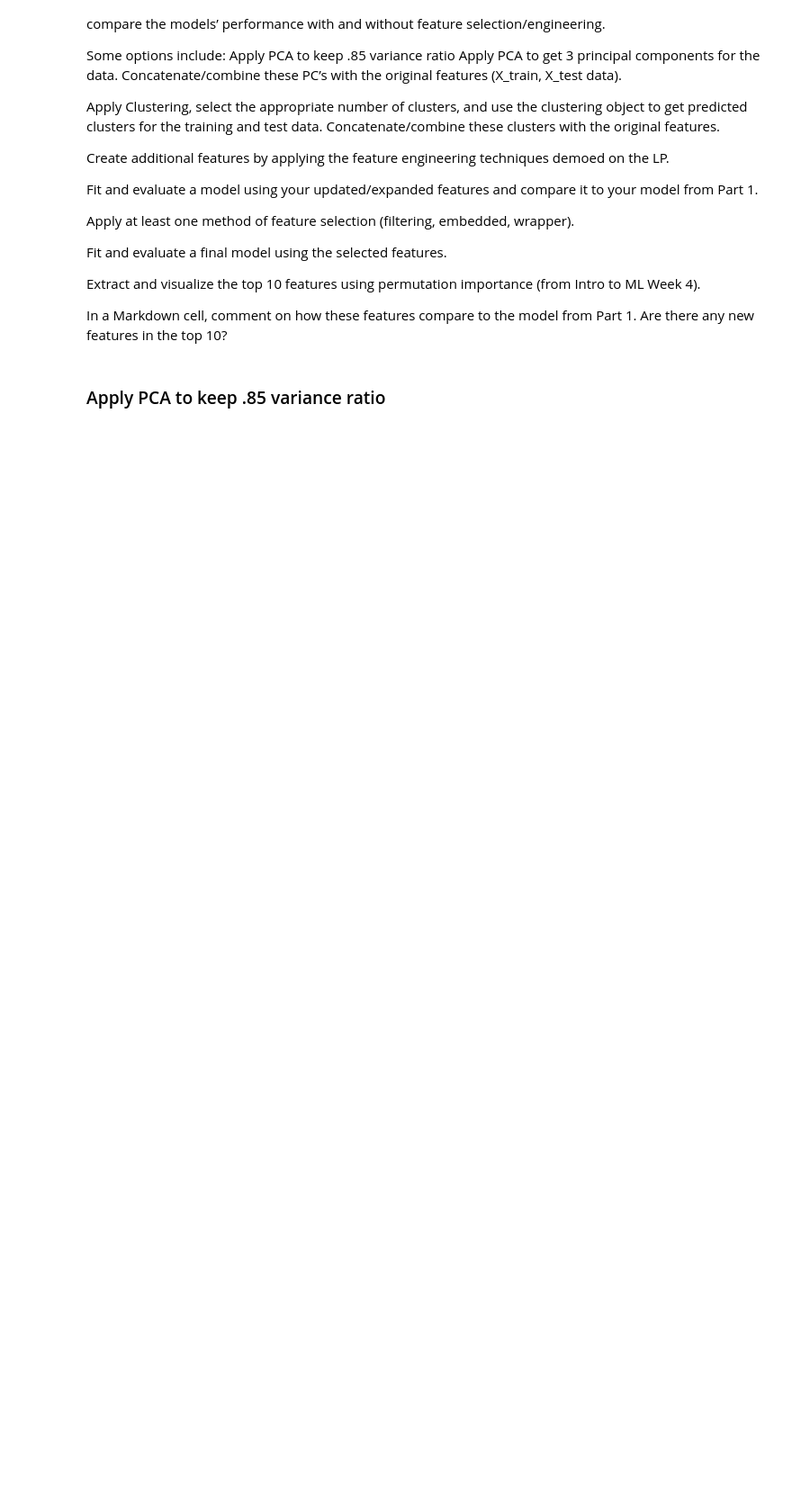
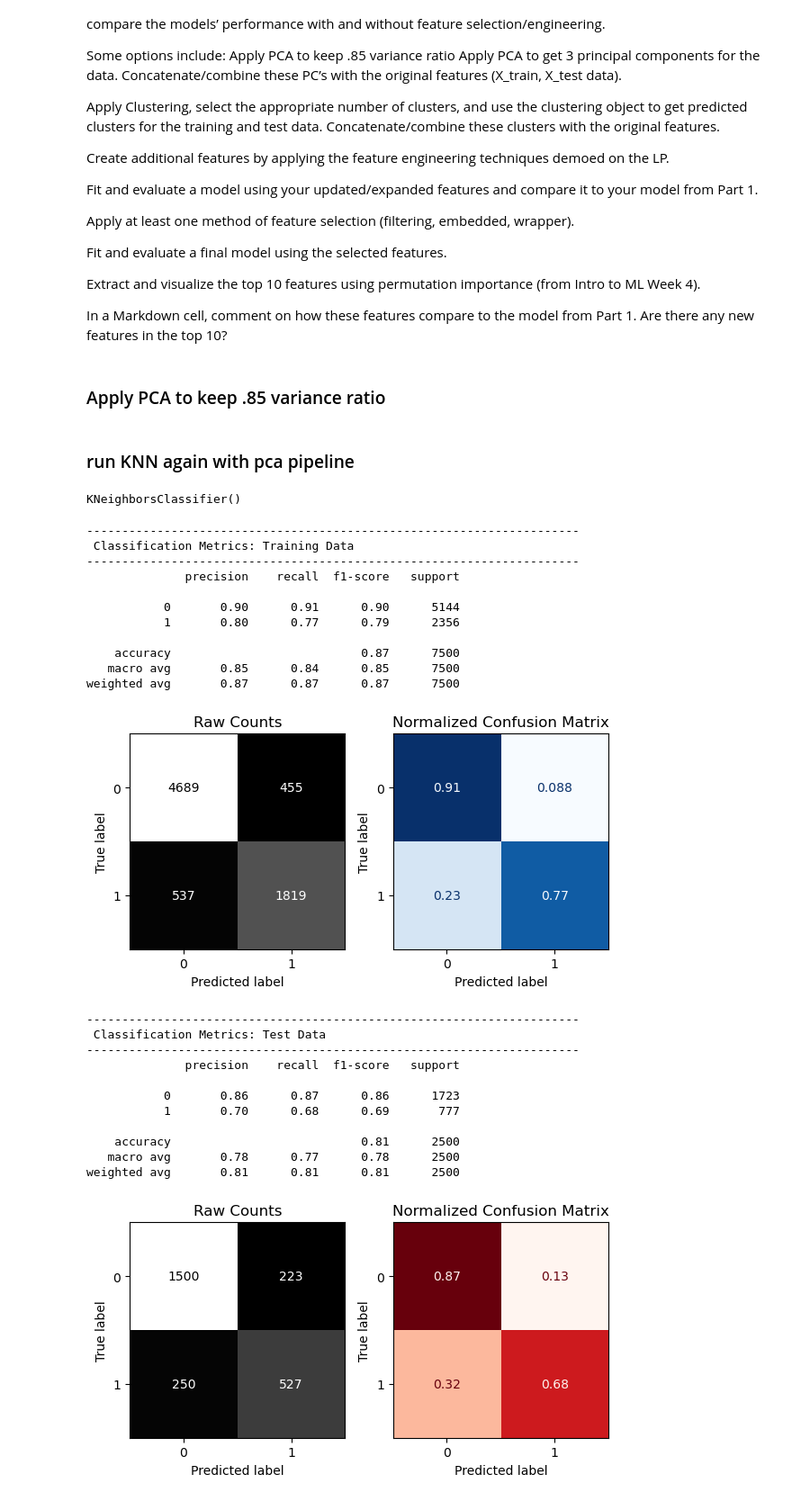
Before and after one commit to EhLeeOod/project-4, a Jupyter notebook: part-1-part-2.ipynb, the cells around one changed output. Shown at 90% size. Saved outputs shown, nothing was run; the diff lists cells and outputs as text; code cells hidden in the pictures; blank space fills up the shorter version.

```diff
--- a/part-1-part-2.ipynb
+++ b/part-1-part-2.ipynb
@@ -489,3 +489,42 @@ pca_pre = make_pipeline(preprocessor, pca)
 # fit and transform
 X_train_pca = pca_pre.fit_transform(X_train)
 X_test_pca = pca_pre.transform(X_test)
+# %% [markdown]
+### run KNN again with pca pipeline
+# %%
+# instantiate model
+knn_pca = KNeighborsClassifier()
+# %%
+# fit on new pca data
+knn_pca.fit(X_train_pca, y_train)
+# %% [output]
+KNeighborsClassifier()
+# %%
+# run evaluation function
+evaluate_classification(knn_pca, X_train_pca, y_train,
+                 X_test_pca, y_test)
+# %% [output]
+----------------------------------------------------------------------
+ Classification Metrics: Training Data
+----------------------------------------------------------------------
+              precision    recall  f1-score   support
+
+           0       0.90      0.91      0.90      5144
+           1       0.80      0.77      0.79      2356
+
+    accuracy                           0.87      7500
+   macro avg       0.85      0.84      0.85      7500
+weighted avg       0.87      0.87      0.87      7500
+[figure, added]
+----------------------------------------------------------------------
+ Classification Metrics: Test Data
+----------------------------------------------------------------------
+              precision    recall  f1-score   support
+
+           0       0.86      0.87      0.86      1723
+           1       0.70      0.68      0.69       777
+
+    accuracy                           0.81      2500
+   macro avg       0.78      0.77      0.78      2500
+weighted avg       0.81      0.81      0.81      2500
+[figure, added]
```
Also changed, not shown: parts of 17 cells of this notebook.
